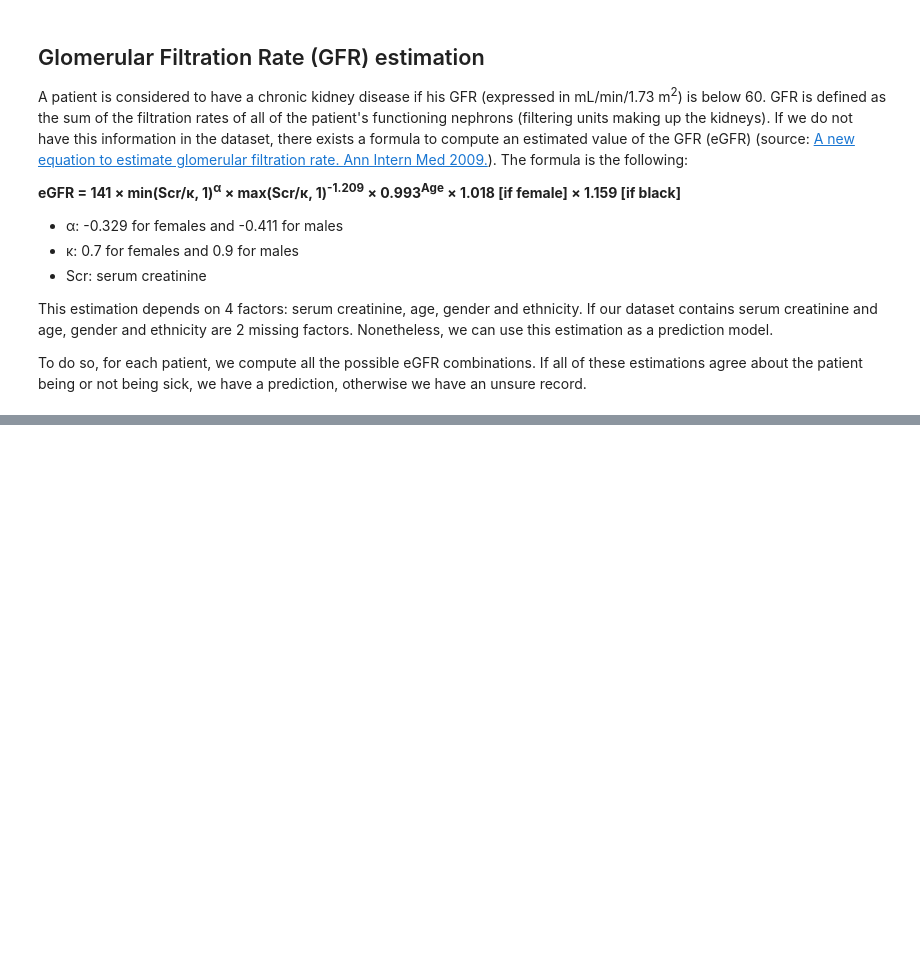
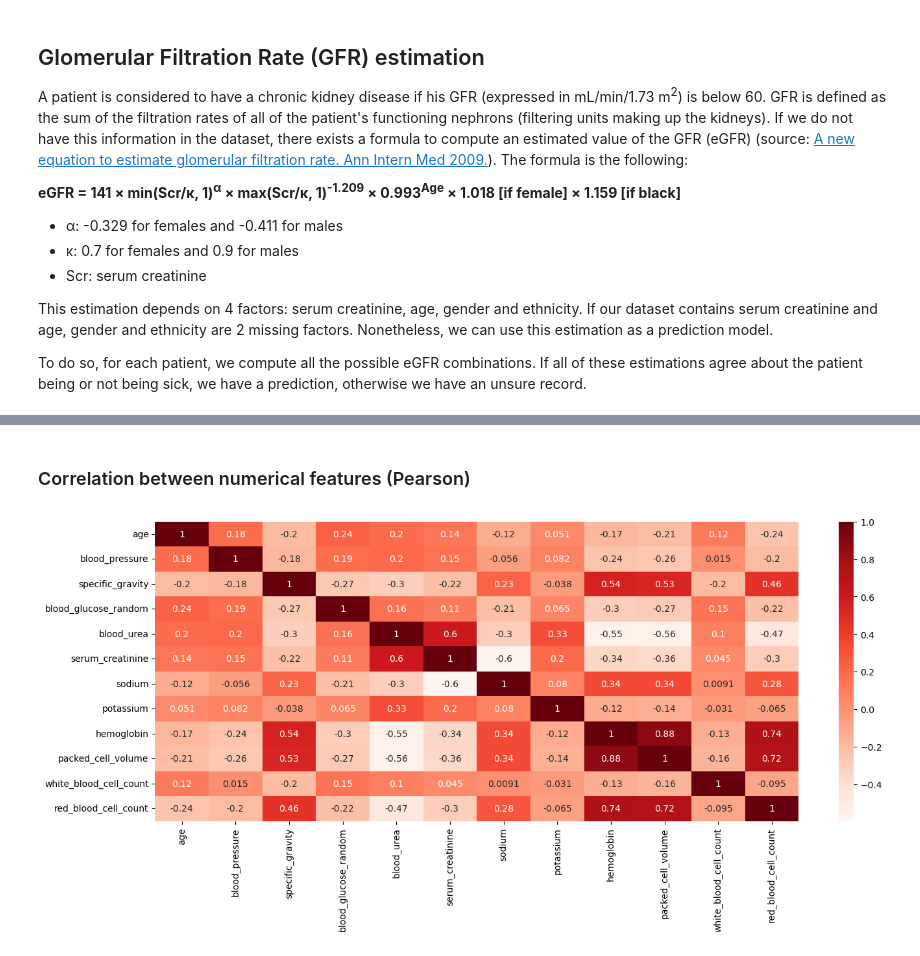
Before and after one commit to Molrn/chronic-kidney-disease, a Jupyter notebook: hand_feature_selection.ipynb, the cells around one changed output, grey strips where cells are left out. Cells and saved outputs as stored; diff of their text form; code cells hidden in the pictures; blank space fills up the shorter version.

Commit message:
pearson's correlation

```diff
--- a/hand_feature_selection.ipynb
+++ b/hand_feature_selection.ipynb
@@ -59,0 +91,4 @@ print('{:.3f} < Accuracy < {:.3f}'.format(correct_pred/total_records, (correct_p
+# %%
+clean_df = pd.read_csv(r'Data/clean_dataset.csv')
+clean_df.head()
+target='classification'
@@ -59,0 +108,23 @@ print('{:.3f} < Accuracy < {:.3f}'.format(correct_pred/total_records, (correct_p
+# %%
+num_features=['age'  ,
+              'blood_pressure'  ,
+              'specific_gravity'    ,
+              'blood_glucose_random'  ,
+              'blood_urea'  ,
+              'serum_creatinine'  ,
+              'sodium'  ,
+              'potassium'  ,
+              'hemoglobin'  ,
+              'packed_cell_volume',
+              'white_blood_cell_count'  ,
+              'red_blood_cell_count']
+# %% [markdown]
+### Correlation between numerical features (Pearson)
+# %%
+corr=clean_df[num_features].corr()
+
+plt.figure(figsize=(16, 6))
+sns.heatmap(corr, annot=True, cmap=plt.cm.Reds)
+plt.show()
+# %% [output]
+[figure, added]
```
Also changed, not shown: parts of 11 cells of this notebook.
